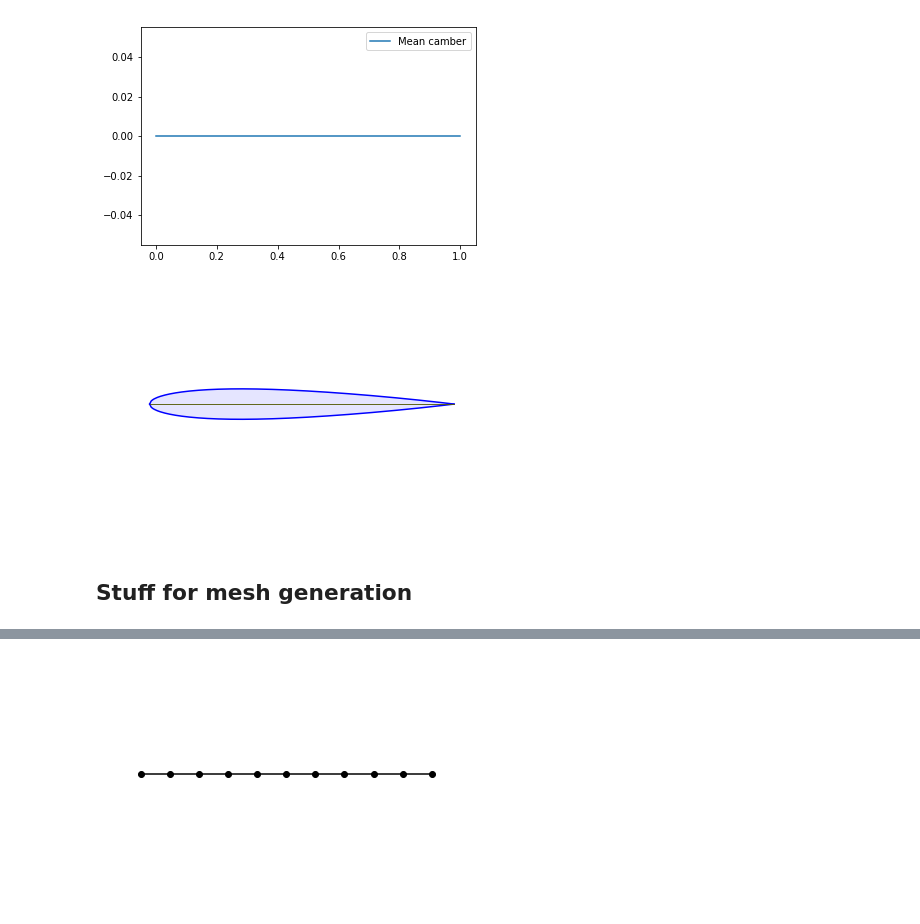
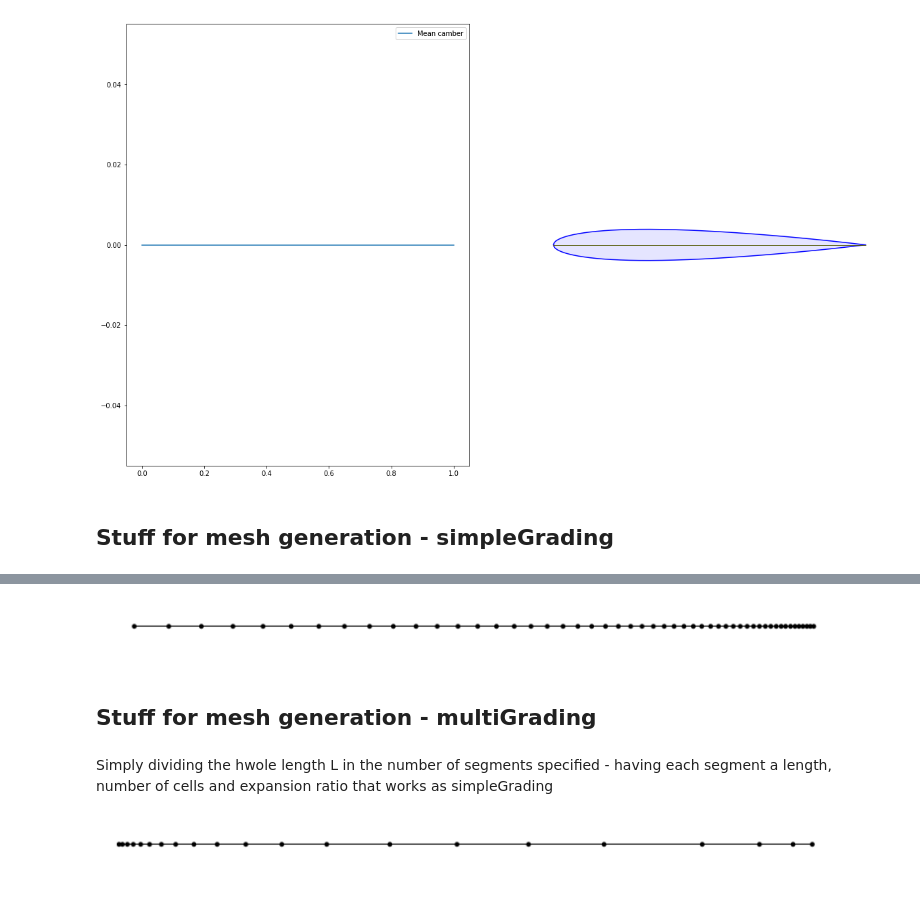
Before and after one commit to jlobatop/GA-CFD-MO, a Jupyter notebook: airfoil-parametrization/NACA_4digit.ipynb, the cells around one changed output, grey strips where cells are left out. Saved outputs shown, nothing was run; the diff lists cells and outputs as text; code cells hidden in the pictures.

Commit message:
Grading of line and NACA points storage

```diff
--- a/airfoil-parametrization/NACA_4digit.ipynb
+++ b/airfoil-parametrization/NACA_4digit.ipynb
@@ -95,10 +100,9 @@ def NACA4(s):
-# %%
-NACA4('0010')
-# %% [output]
-[figure, removed]
-[figure, removed]
+# %%
+xu, xl, yu, yl = NACA4('0010')
+# %% [output]
+[figure, added]
 # %% [markdown]
-## Stuff for mesh generation
+## Stuff for mesh generation - simpleGrading
 # %% [markdown]
 Equations for simple grading are:
 
@@ -133,13 +137,14 @@ def simple_grading(N, expRatio, L):
     for i in range(N):
         nodes[i+1] = nodes[i] + delta[i]
 
-    return nodes, delta
+#    return nodes, delta
+    return nodes
 # %%
 def grading_plot(x): #nodes should be imported
 
     y = 0.5*np.ones(np.shape(x)[0])
 
-    fig, ax = plt.subplots()
+    fig, ax = plt.subplots(figsize=(20, 1), dpi=100)
 
     ax.set_xlim(-x[1]*0.5,1.1*x[-1])
     ax.set_ylim(0,1)
@@ -147,7 +152,11 @@ def grading_plot(x): #nodes should be imported
     ax.plot([x[0],x[-1]],[y[0],y[-1]],'k')
     ax.scatter(x,y,c='k')
 # %%
-nodes, delta = simple_grading(10, 1, 1)
+nodes = simple_grading(50, 0.1, 1)
 grading_plot(nodes)
 # %% [output]
-[figure, old version]
+[figure, new version]
+# %% [markdown]
+## Stuff for mesh generation - multiGrading
+# %% [markdown]
+Simply dividing the hwole length L in the number of segments specified - having each segment a length, number of cells and expansion ratio that works as simpleGrading
@@ -153,0 +202,9 @@ grading_plot(nodes)
+# %%
+perc = np.array([0.3,0.4,0.3])
+cells = np.array([0.6,0.2,0.2])
+exp = np.array([12,1.2,0.2])
+
+xAxis = multi_grading(perc, cells, exp, 20, 1)
+grading_plot(xAxis)
+# %% [output]
+[figure, added]
```
Also changed, not shown: parts of 11 cells of this notebook, 2 other files.
